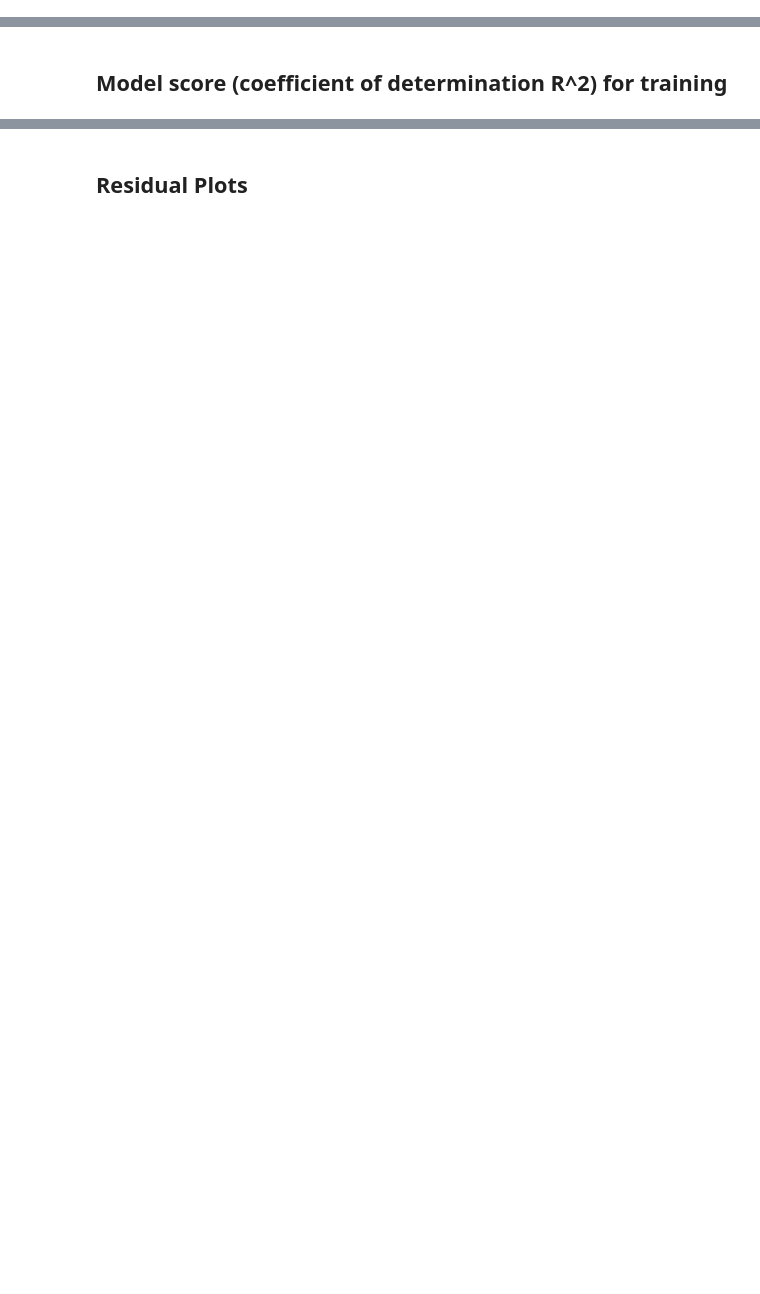
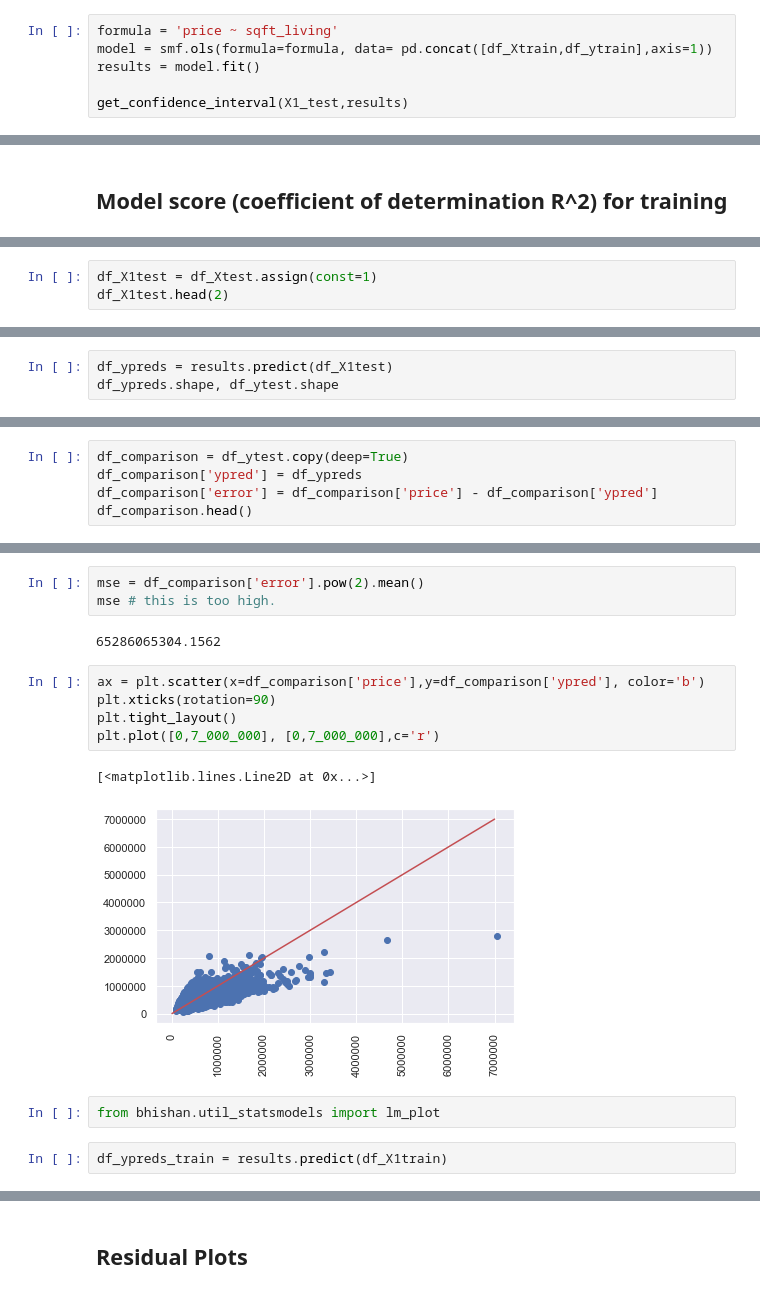
Before and after one commit to bhishanpdl/Project_House_Price_Prediction, a Jupyter notebook: notebooks/c02_regression_modelling_linear_ols_statsmodels.ipynb, the cells around one changed output, grey strips where cells are left out. Drawn from its saved outputs; the diff is of its cells as text; blank space fills up the shorter version.

```diff
--- a/notebooks/c02_regression_modelling_linear_ols_statsmodels.ipynb
+++ b/notebooks/c02_regression_modelling_linear_ols_statsmodels.ipynb
@@ -183,0 +262,6 @@ text
+# %%
+formula = 'price ~ sqft_living'
+model = smf.ols(formula=formula, data= pd.concat([df_Xtrain,df_ytrain],axis=1))
+results = model.fit()
+
+get_confidence_interval(X1_test,results)
@@ -196,0 +282,3 @@ ypred.shape, ytest.shape
+# %%
+df_X1test = df_Xtest.assign(const=1)
+df_X1test.head(2)
@@ -196,0 +289,3 @@ ypred.shape, ytest.shape
+# %%
+df_ypreds = results.predict(df_X1test)
+df_ypreds.shape, df_ytest.shape
@@ -223,0 +313,5 @@ pd.concat([ytest,ypred.rename('ypred')],axis=1).head()
+# %%
+df_comparison = df_ytest.copy(deep=True)
+df_comparison['ypred'] = df_ypreds
+df_comparison['error'] = df_comparison['price'] - df_comparison['ypred']
+df_comparison.head()
@@ -223,0 +325,17 @@ pd.concat([ytest,ypred.rename('ypred')],axis=1).head()
+# %%
+mse = df_comparison['error'].pow(2).mean()
+mse # this is too high.
+# %% [output]
+65286065304.1562
+# %%
+ax = plt.scatter(x=df_comparison['price'],y=df_comparison['ypred'], color='b')
+plt.xticks(rotation=90)
+plt.tight_layout()
+plt.plot([0,7_000_000], [0,7_000_000],c='r')
+# %% [output]
+[<matplotlib.lines.Line2D at 0x...>]
+[figure, added]
+# %%
+from bhishan.util_statsmodels import lm_plot
+# %%
+df_ypreds_train = results.predict(df_X1train)
```
Also changed, not shown: parts of 60 cells of this notebook, 16 other files.
